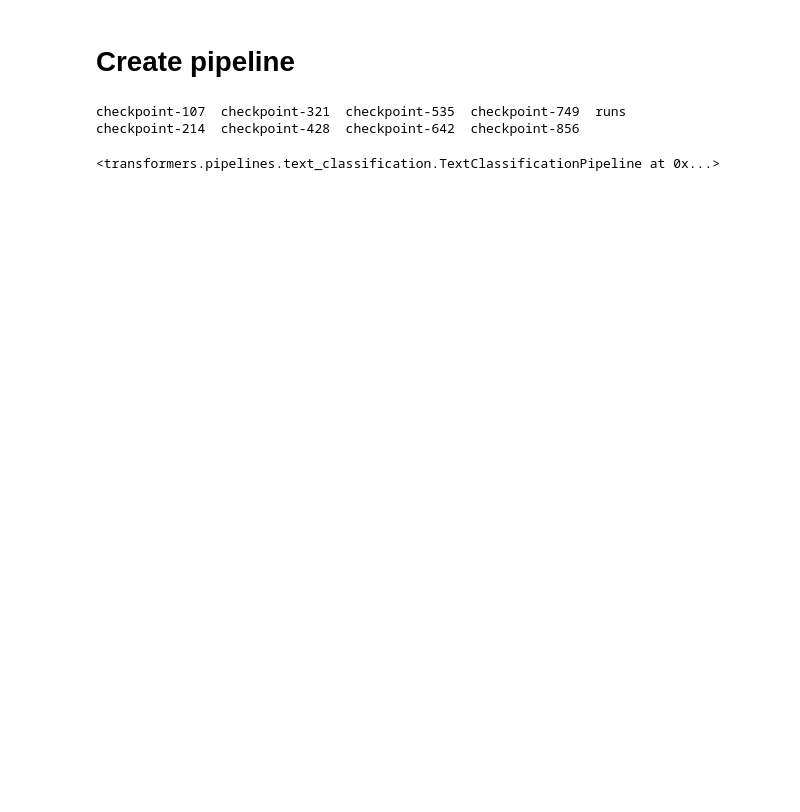
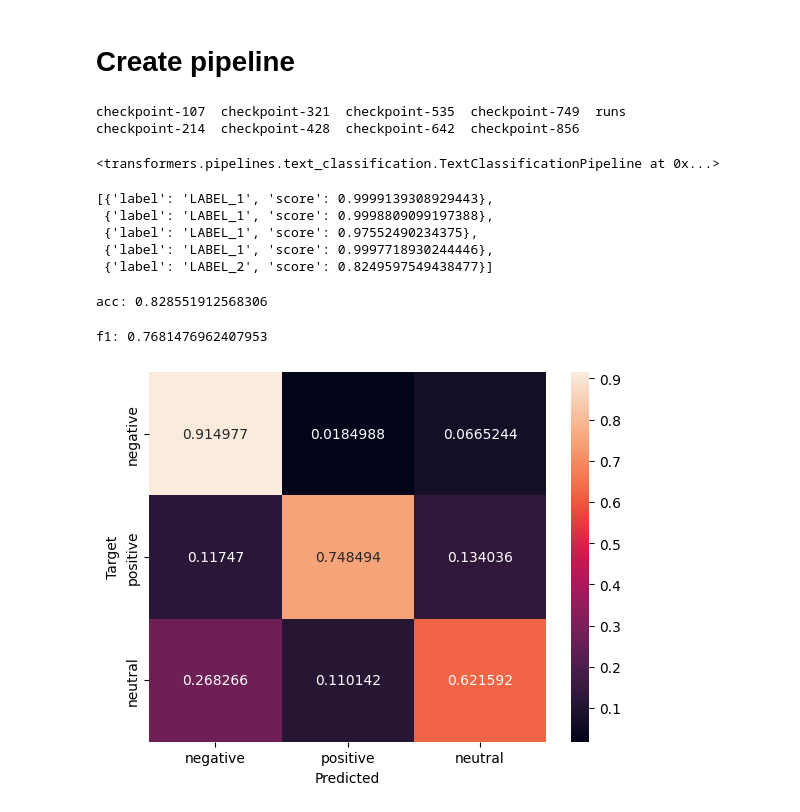
Before and after one commit to Tuchsanai/AIMaster-seagate-training-2024, a Jupyter notebook: Day2/Fine-Tuning Sentiment Custom Dataset/Fine-Tuning Sentiment Custom Dataset.ipynb, the cells around one changed output. Drawn from its saved outputs; the diff is of its cells as text; code cells hidden in the pictures; blank space fills up the shorter version.

Commit message:
สร้างโดยใช้ Colab

```diff
--- a/Day2/Fine-Tuning Sentiment Custom Dataset/Fine-Tuning Sentiment Custom Dataset.ipynb
+++ b/Day2/Fine-Tuning Sentiment Custom Dataset/Fine-Tuning Sentiment Custom Dataset.ipynb
@@ -302,3 +311,39 @@ savedmodel = pipeline('text-classification',
 savedmodel
 # %% [output]
 <transformers.pipelines.text_classification.TextClassificationPipeline at 0x...>
+# %%
+test_pred = savedmodel(dataset['test']['sentence'])
+test_pred[0:5]
+# %% [output]
+[{'label': 'LABEL_1', 'score': 0.9999139308929443},
+ {'label': 'LABEL_1', 'score': 0.9998809099197388},
+ {'label': 'LABEL_1', 'score': 0.97552490234375},
+ {'label': 'LABEL_1', 'score': 0.9997718930244446},
+ {'label': 'LABEL_2', 'score': 0.8249597549438477}]
+# %%
+def get_label(d):
+  return int(d['label'].split('_')[1])
+
+test_pred = [get_label(d) for d in test_pred]
+# %%
+print("acc:", accuracy_score(dataset['test']['label'], test_pred))
+# %% [output]
+acc: 0.828551912568306
+# %%
+print("f1:", f1_score(dataset['test']['label'], test_pred, average='macro'))
+# %% [output]
+f1: 0.7681476962407953
+# %%
+# Scikit-Learn is transitioning to V1 but it's not available on Colab
+# The changes modify how confusion matrices are plotted
+def plot_cm(cm):
+  classes = ['negative', 'positive', 'neutral']
+  df_cm = pd.DataFrame(cm, index=classes, columns=classes)
+  ax = sn.heatmap(df_cm, annot=True, fmt='g')
+  ax.set_xlabel("Predicted")
+  ax.set_ylabel("Target")
+
+cm = confusion_matrix(dataset['test']['label'], test_pred, normalize='true')
+plot_cm(cm)
+# %% [output]
+[figure, added]
```
Also changed, not shown: parts of 4 cells of this notebook.
